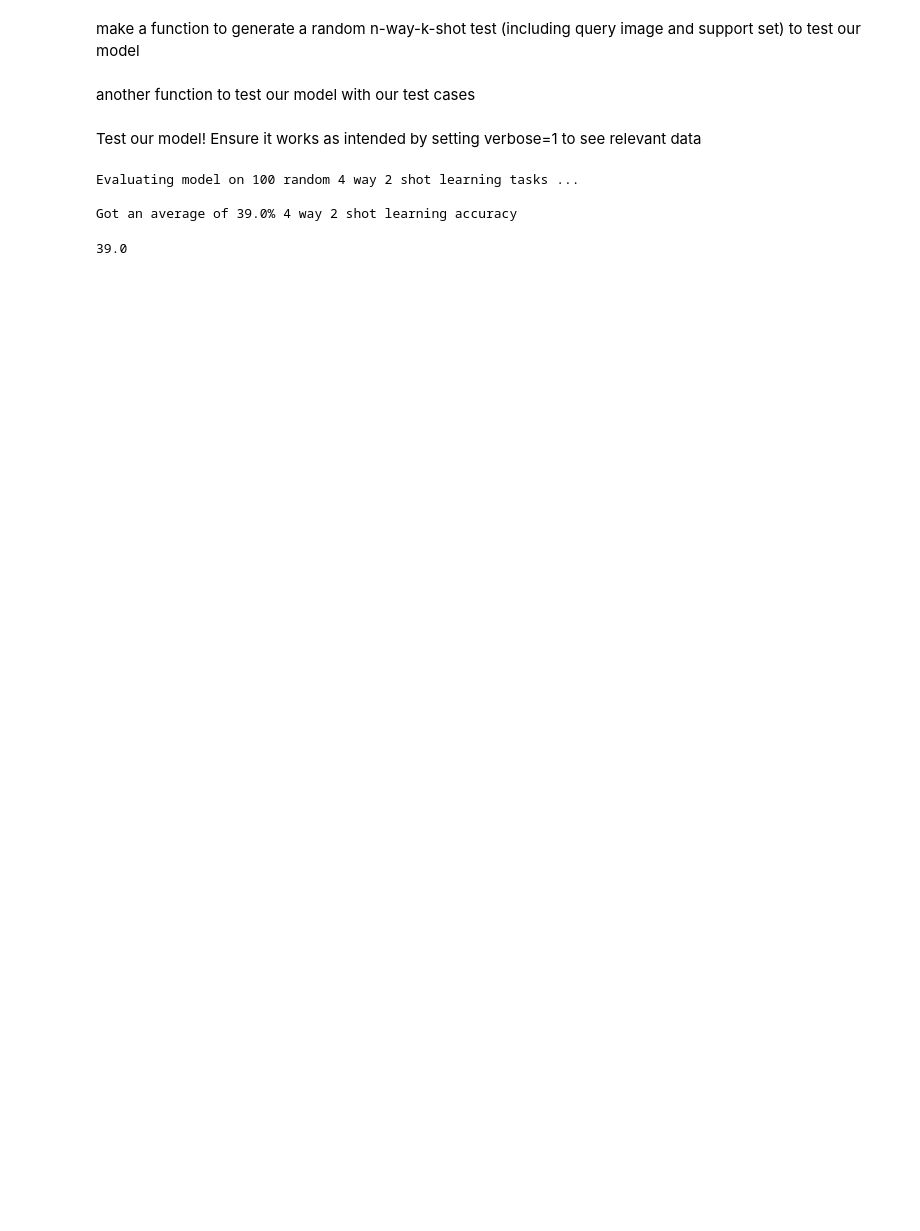
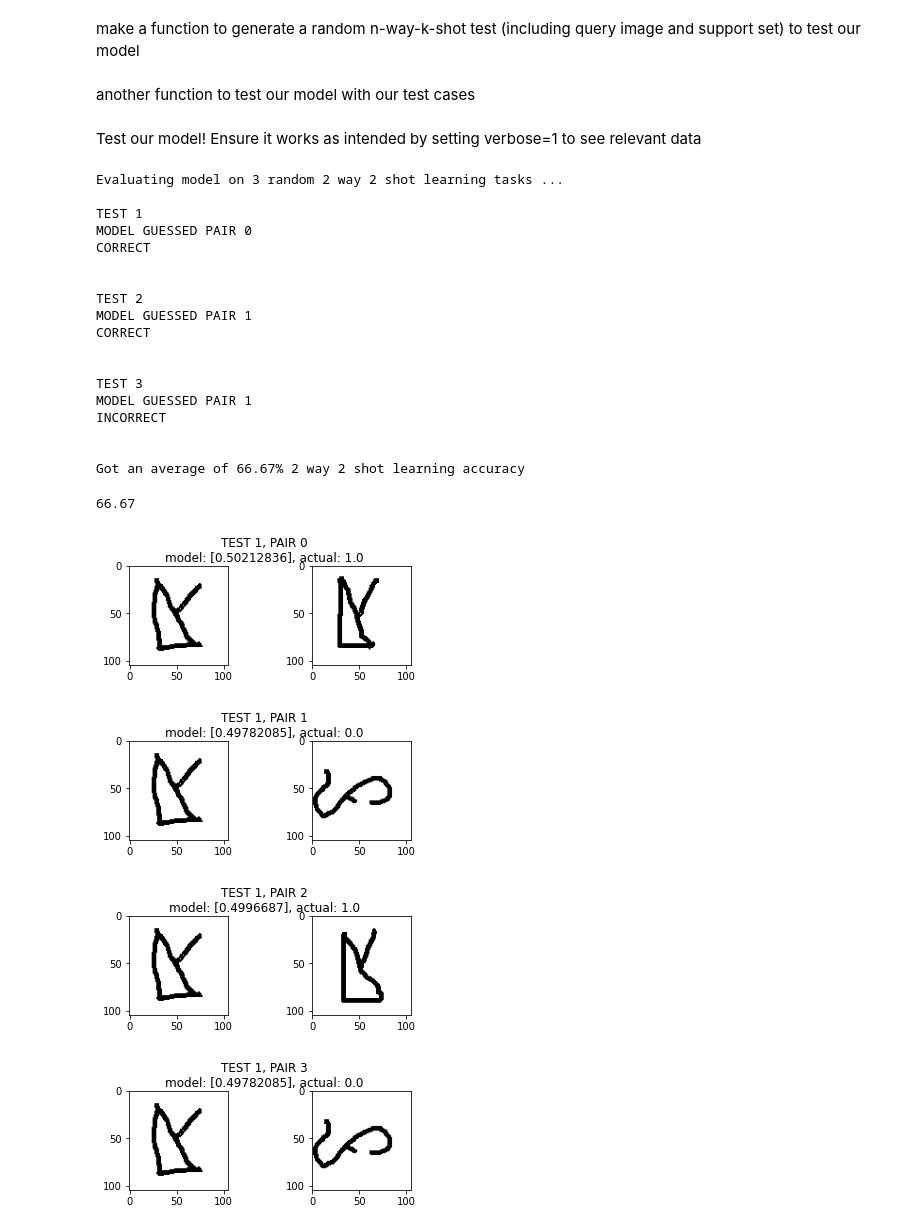
Before and after one commit to beetee17/few_shot_learning, a Jupyter notebook: keras-one-shot/omniglot.ipynb, the cells around one changed output. Cells and saved outputs as stored; diff of their text form; code cells hidden in the pictures; blank space fills up the shorter version.

```diff
--- a/keras-one-shot/omniglot.ipynb
+++ b/keras-one-shot/omniglot.ipynb
@@ -246,0 +259,5 @@ To silence this warning, decorate the function with @tf.autograph.experimental.d
+# %%
+from keras.models import load_model
+fn = 'model_1.h5'
+model = load_model(fn)
+model.summary()
@@ -322,7 +360,7 @@ def test_oneshot(model, X_test, Y_test, num_tests, N, K, s = "val", verbose = 0)
             if np.argmax(probs) ==  np.argmax(targets):
                 print("CORRECT")
             else:
-                print("INCOORECT")
+                print("INCORRECT")
             print('\n')
         if verbose:
             for i in range(len(support_set)):
@@ -334,16 +372,35 @@ def test_oneshot(model, X_test, Y_test, num_tests, N, K, s = "val", verbose = 0)
                 ax2.imshow(support_set[i][1], cmap='gray')
                 fig.suptitle('TEST {}, PAIR {}\nmodel: {}, actual: {}'.format(num + 1, i, probs[i], targets[i]))
 
-    percent_correct = (100.0 * n_correct / num_tests)
+    percent_correct = round((100.0 * n_correct / num_tests), 2)
 
     print("Got an average of {}% {} way {} shot learning accuracy \n".format(percent_correct, N, K))
     return percent_correct
 # %% [markdown]
 Test our model! Ensure it works as intended by setting verbose=1 to see relevant data
 # %%
-test_oneshot(model, X_test, Y_test, num_tests = 100, N = 4, K = 2, verbose = 0)
+test_oneshot(model, X_test, Y_test, num_tests = 3, N = 2, K = 2, verbose = 1)
 # %% [output]
-Evaluating model on 100 random 4 way 2 shot learning tasks ...
+Evaluating model on 3 random 2 way 2 shot learning tasks ...
 
-Got an average of 39.0% 4 way 2 shot learning accuracy
+TEST 1
+MODEL GUESSED PAIR 0
+CORRECT
+
+
+TEST 2
+MODEL GUESSED PAIR 1
+CORRECT
+
+
+TEST 3
+MODEL GUESSED PAIR 1
+INCORRECT
+
+
+Got an average of 66.67% 2 way 2 shot learning accuracy
-39.0
+66.67
+[figure, added]
+[figure, added]
+[figure, added]
+[figure, added]
```
Also changed, not shown: parts of 9 cells of this notebook.
